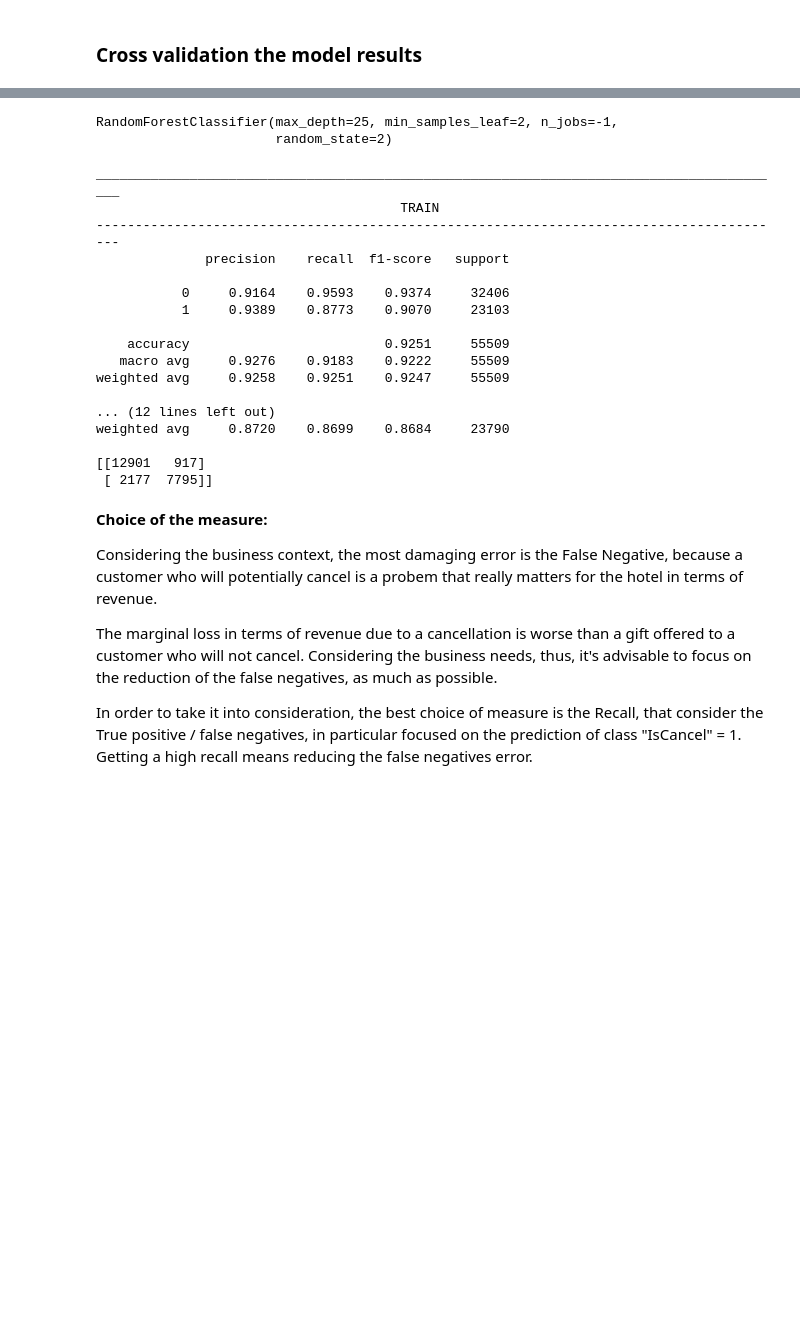
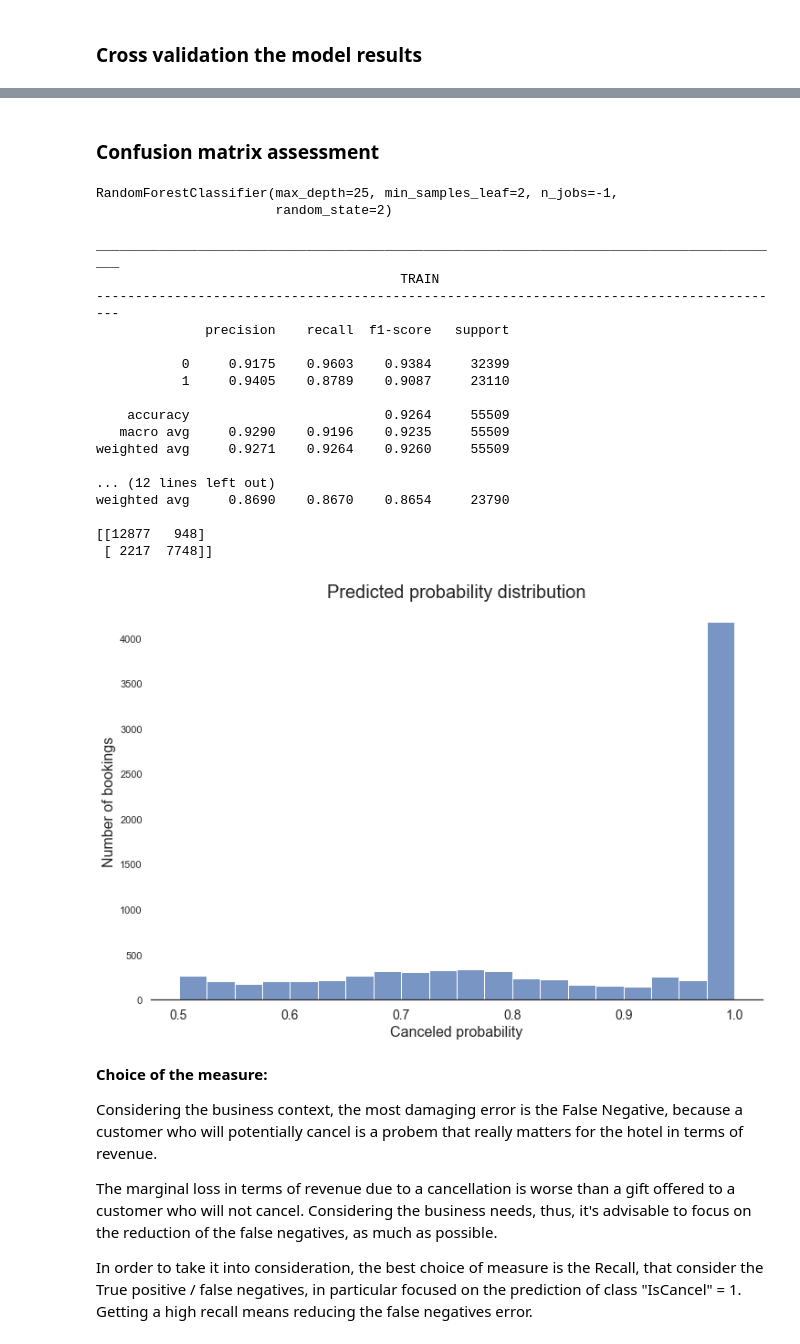
Before and after one commit to LorenzoPigozzi/Business_Cases, a Jupyter notebook: Case 2/Case 2_Phuc.ipynb, the cells around one changed output, grey strips where cells are left out. Cells and saved outputs as stored; diff of their text form; code cells hidden in the pictures; blank space fills up the shorter version.

```diff
--- a/Case 2/Case 2_Phuc.ipynb
+++ b/Case 2/Case 2_Phuc.ipynb
@@ -825,10 +825,7 @@ def kfold_CV_pipe(train_data, target_data, model, columns, enc_method, n_splits
 train = data.drop(columns=['ArrivalDateYear','ReservationStatus','ReservationStatusDate','Country','DepositType','IsCanceled'])
 target = data.loc[:,'IsCanceled']
 # %%
-# Split the dataset
-X_train, X_test, y_train, y_test = train_test_split(train, target, test_size=0.3,  random_state=2)
-# define model
 model = RandomForestClassifier(**rf_params)
 # Perform cross validation
-all_scores = kfold_CV_pipe(X_train, y_train, model,enc_method = 'glmm' ,columns = X_train.columns)
+all_scores = kfold_CV_pipe(train, target, model, enc_method = 'glmm' ,columns = train.columns)
 # %% [output]
@@ -840,3 +841,5 @@ Fold 4 : 0.8620844968921719
+# %% [markdown]
+### Confusion matrix assessment
 # %%
 # fit the whole training set
 X_train, X_test, _ =  enc_scl_pipe(X_train, y_train, X_test, enc_method='glmm', scaler=StandardScaler())
@@ -856,18 +858,35 @@ ________________________________________________________________________________
 -----------------------------------------------------------------------------------------
               precision    recall  f1-score   support
 
-           0     0.9164    0.9593    0.9374     32406
-           1     0.9389    0.8773    0.9070     23103
+           0     0.9175    0.9603    0.9384     32399
+           1     0.9405    0.8789    0.9087     23110
 
-    accuracy                         0.9251     55509
-   macro avg     0.9276    0.9183    0.9222     55509
-weighted avg     0.9258    0.9251    0.9247     55509
+    accuracy                         0.9264     55509
+   macro avg     0.9290    0.9196    0.9235     55509
+weighted avg     0.9271    0.9264    0.9260     55509
 
 ... (12 lines left out)
-weighted avg     0.8720    0.8699    0.8684     23790
+weighted avg     0.8690    0.8670    0.8654     23790
 
-[[12901   917]
- [ 2177  7795]]
+[[12877   948]
+ [ 2217  7748]]
+# %%
+result_proba = model.predict_proba(X_test)
+result_proba = result_proba[(result_proba[:,1] >= 0.5)][:,1]
+# %%
+# show figure:
+plt.figure(figsize=(12, 8))
+# Draw a nested violinplot and split the violins for easier comparison
+sns.displot(result_proba)
+sns.despine(left=True)
+plt.title("Predicted probability distribution", fontsize=20)
+plt.xlabel("Canceled probability", fontsize=16)
+plt.xticks(fontsize=14)
+plt.ylabel("Number of bookings", fontsize=16)
+#plt.legend(title = "IsCanceled",loc="upper right")
+plt.show()
+# %% [output]
+[figure, added]
 # %% [markdown]
 **Choice of the measure:**
 
```
Also changed, not shown: parts of 7 cells of this notebook.
